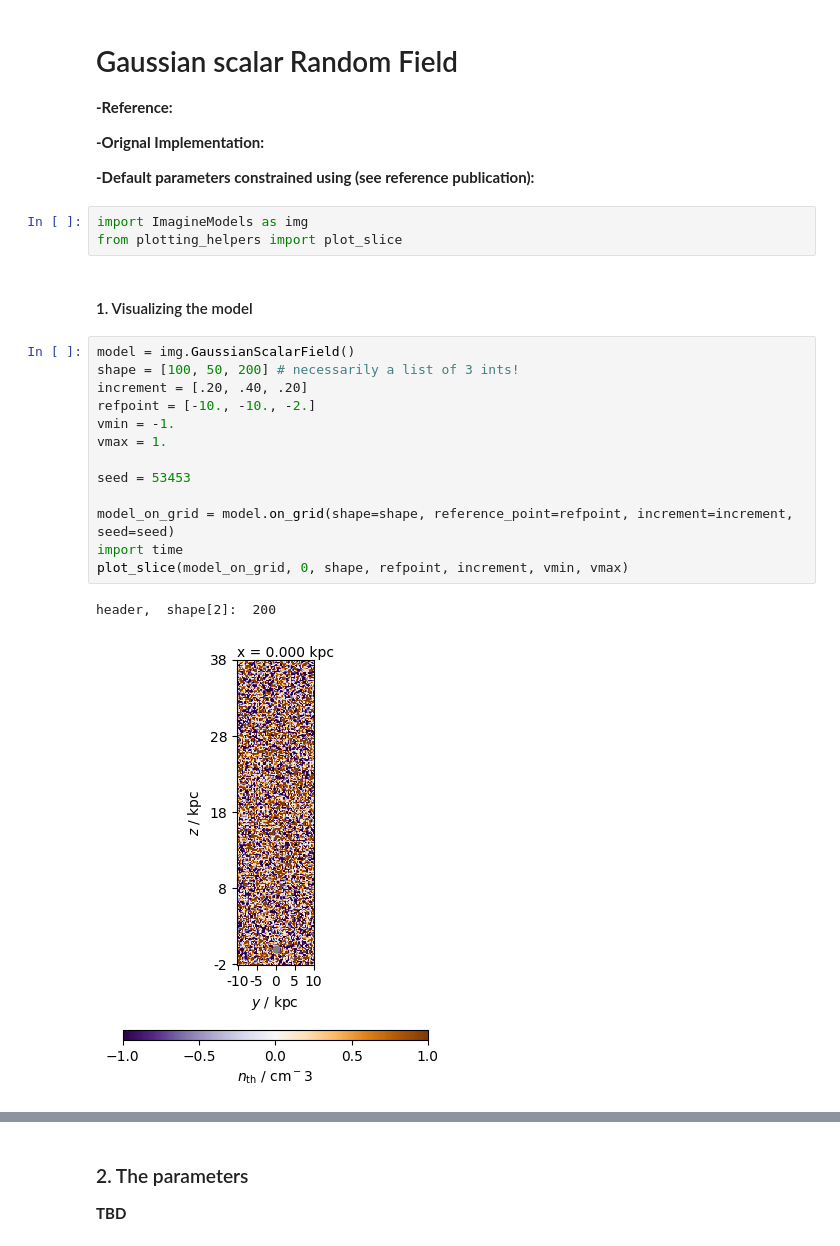
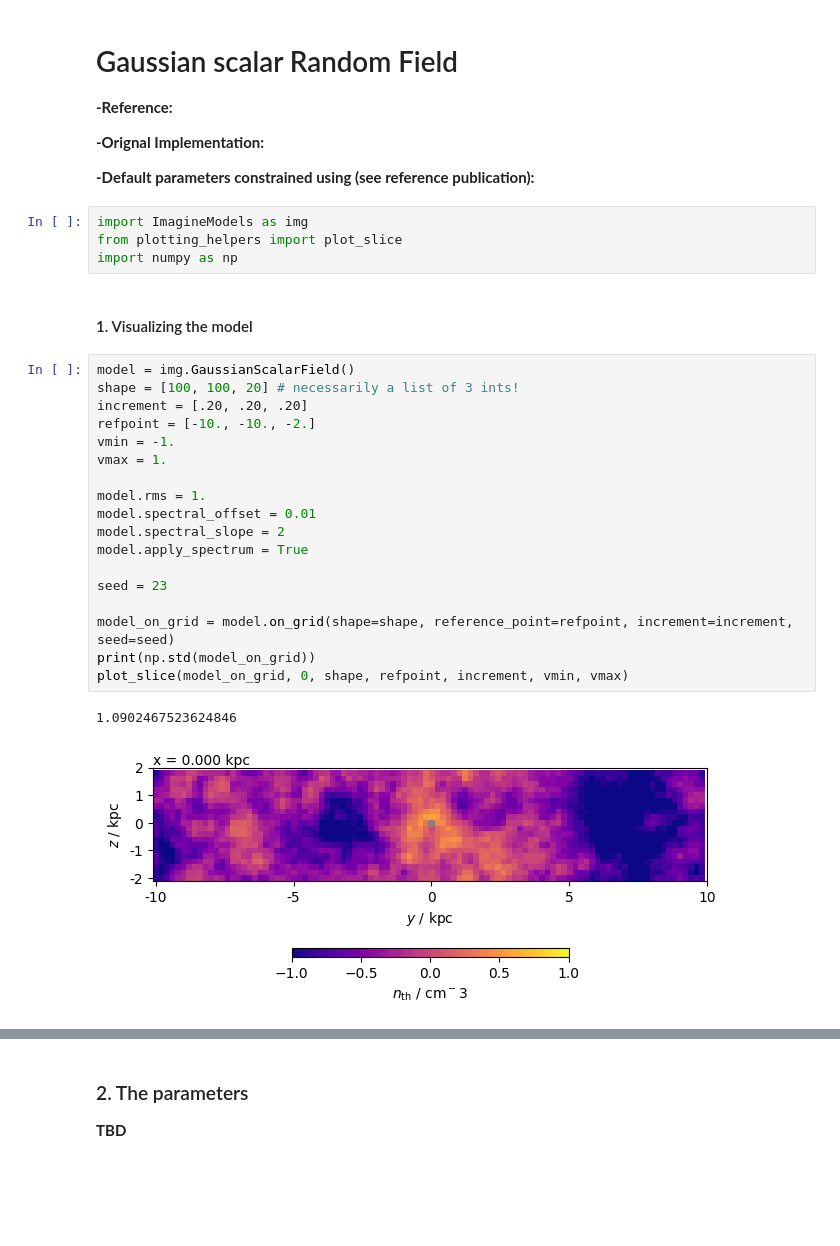
Before and after one commit to rafaelab/imagine-models, a Jupyter notebook: demos/python/model_examples/gaussian_scalar_demo.ipynb, the cells around one changed output, grey strips where cells are left out. Drawn from its saved outputs; the diff is of its cells as text; blank space fills up the shorter version.

Commit message:
Fixing spectrum, part 2

```diff
--- a/demos/python/model_examples/gaussian_scalar_demo.ipynb
+++ b/demos/python/model_examples/gaussian_scalar_demo.ipynb
@@ -9,24 +9,30 @@
 # %%
 import ImagineModels as img
 from plotting_helpers import plot_slice
+import numpy as np
 # %% [markdown]
 #### 1. Visualizing the model
 # %%
 model = img.GaussianScalarField()
-shape = [100, 50, 200] # necessarily a list of 3 ints!
-increment = [.20, .40, .20]
+shape = [100, 100, 20] # necessarily a list of 3 ints!
+increment = [.20, .20, .20]
 refpoint = [-10., -10., -2.]
 vmin = -1.
 vmax = 1.
 
-seed = 53453
+model.rms = 1.
+model.spectral_offset = 0.01
+model.spectral_slope = 2
+model.apply_spectrum = True
+
+seed = 23
 
 model_on_grid = model.on_grid(shape=shape, reference_point=refpoint, increment=increment, seed=seed)
-import time
+print(np.std(model_on_grid))
 plot_slice(model_on_grid, 0, shape, refpoint, increment, vmin, vmax)
 # %% [output]
-header,  shape[2]:  200
+1.0902467523624846
-[figure, old version]
+[figure, new version]
 # %%
 plot_slice(model_on_grid, 1, shape, refpoint, increment, vmin, vmax)
 # %% [output]
```
Also changed, not shown: parts of 2 cells of this notebook, 10 other files.
